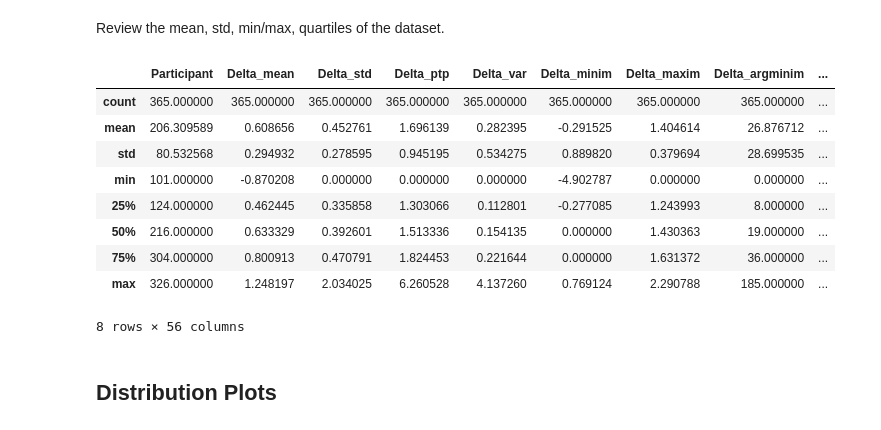
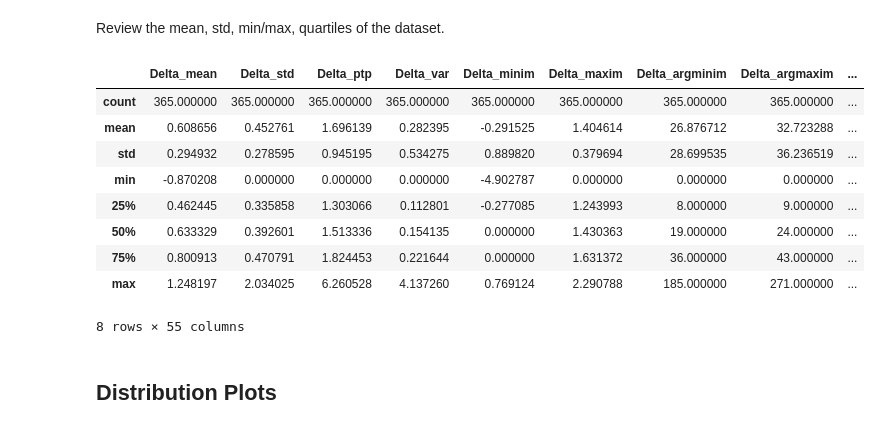
Before and after one commit to jtsang02/Hand-Dominance-Classifier, a Jupyter notebook: EEG_Code.ipynb, the cells around one changed output. Drawn from its saved outputs; the diff is of its cells as text; code cells hidden in the pictures.

```diff
--- a/EEG_Code.ipynb
+++ b/EEG_Code.ipynb
@@ -358,18 +358,18 @@ There are no missing values in the dataset.
 # %% [markdown]
 Review the mean, std, min/max, quartiles of the dataset.
 # %%
-final_df.describe()
+final_df.drop(["Dominance", "Participant"], axis=1).describe()
 # %% [output]
-|  | Participant | Delta_mean | Delta_std | Delta_ptp | Delta_var | Delta_minim | Delta_maxim | Delta_argminim | ... |
+|  | Delta_mean | Delta_std | Delta_ptp | Delta_var | Delta_minim | Delta_maxim | Delta_argminim | Delta_argmaxim | ... |
 | count | 365.000000 | 365.000000 | 365.000000 | 365.000000 | 365.000000 | 365.000000 | 365.000000 | 365.000000 | ... |
-| mean | 206.309589 | 0.608656 | 0.452761 | 1.696139 | 0.282395 | -0.291525 | 1.404614 | 26.876712 | ... |
-| std | 80.532568 | 0.294932 | 0.278595 | 0.945195 | 0.534275 | 0.889820 | 0.379694 | 28.699535 | ... |
-| min | 101.000000 | -0.870208 | 0.000000 | 0.000000 | 0.000000 | -4.902787 | 0.000000 | 0.000000 | ... |
-| 25% | 124.000000 | 0.462445 | 0.335858 | 1.303066 | 0.112801 | -0.277085 | 1.243993 | 8.000000 | ... |
-| 50% | 216.000000 | 0.633329 | 0.392601 | 1.513336 | 0.154135 | 0.000000 | 1.430363 | 19.000000 | ... |
-| 75% | 304.000000 | 0.800913 | 0.470791 | 1.824453 | 0.221644 | 0.000000 | 1.631372 | 36.000000 | ... |
-| max | 326.000000 | 1.248197 | 2.034025 | 6.260528 | 4.137260 | 0.769124 | 2.290788 | 185.000000 | ... |
+| mean | 0.608656 | 0.452761 | 1.696139 | 0.282395 | -0.291525 | 1.404614 | 26.876712 | 32.723288 | ... |
+| std | 0.294932 | 0.278595 | 0.945195 | 0.534275 | 0.889820 | 0.379694 | 28.699535 | 36.236519 | ... |
+| min | -0.870208 | 0.000000 | 0.000000 | 0.000000 | -4.902787 | 0.000000 | 0.000000 | 0.000000 | ... |
+| 25% | 0.462445 | 0.335858 | 1.303066 | 0.112801 | -0.277085 | 1.243993 | 8.000000 | 9.000000 | ... |
+| 50% | 0.633329 | 0.392601 | 1.513336 | 0.154135 | 0.000000 | 1.430363 | 19.000000 | 24.000000 | ... |
+| 75% | 0.800913 | 0.470791 | 1.824453 | 0.221644 | 0.000000 | 1.631372 | 36.000000 | 43.000000 | ... |
+| max | 1.248197 | 2.034025 | 6.260528 | 4.137260 | 0.769124 | 2.290788 | 185.000000 | 271.000000 | ... |
-8 rows × 56 columns
+8 rows × 55 columns
 # %% [markdown]
 ## Distribution Plots
 # %% [markdown]
```
Also changed, not shown: parts of 6 cells of this notebook.
